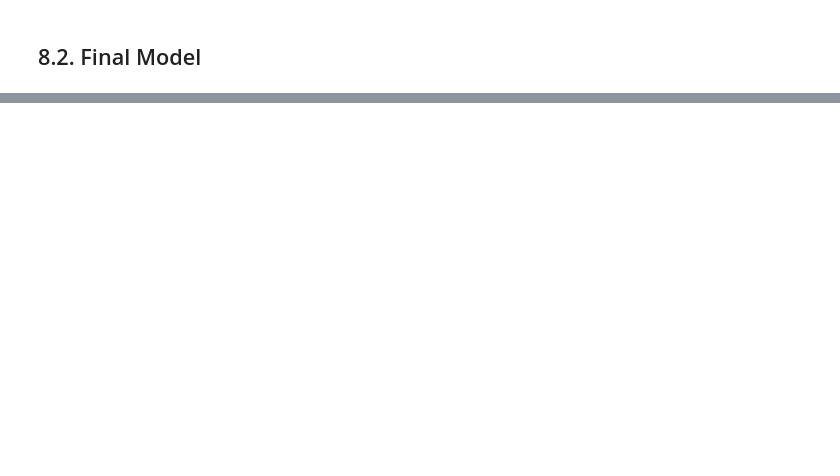
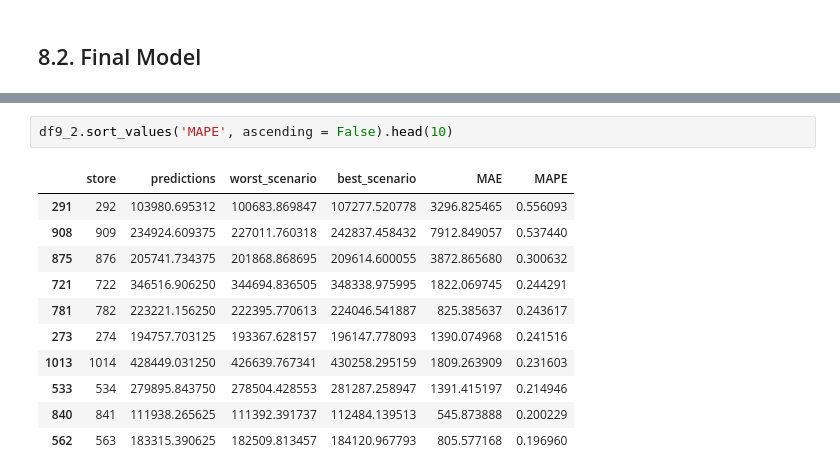
Before and after one commit to rmendes1/rossmann_sales, a Jupyter notebook: data_preparation.ipynb, the cells around one changed output, grey strips where cells are left out. Drawn from its saved outputs; the diff is of its cells as text; blank space fills up the shorter version.

```diff
--- a/data_preparation.ipynb
+++ b/data_preparation.ipynb
@@ -1438,0 +1532,14 @@ xgb_result_tuned
+# %%
+df9_2.sort_values('MAPE', ascending = False).head(10)
+# %% [output]
+|  | store | predictions | worst_scenario | best_scenario | MAE | MAPE |
+| 291 | 292 | 103980.695312 | 100683.869847 | 107277.520778 | 3296.825465 | 0.556093 |
+| 908 | 909 | 234924.609375 | 227011.760318 | 242837.458432 | 7912.849057 | 0.537440 |
+| 875 | 876 | 205741.734375 | 201868.868695 | 209614.600055 | 3872.865680 | 0.300632 |
+| 721 | 722 | 346516.906250 | 344694.836505 | 348338.975995 | 1822.069745 | 0.244291 |
+| 781 | 782 | 223221.156250 | 222395.770613 | 224046.541887 | 825.385637 | 0.243617 |
+| 273 | 274 | 194757.703125 | 193367.628157 | 196147.778093 | 1390.074968 | 0.241516 |
+| 1013 | 1014 | 428449.031250 | 426639.767341 | 430258.295159 | 1809.263909 | 0.231603 |
+| 533 | 534 | 279895.843750 | 278504.428553 | 281287.258947 | 1391.415197 | 0.214946 |
+| 840 | 841 | 111938.265625 | 111392.391737 | 112484.139513 | 545.873888 | 0.200229 |
+| 562 | 563 | 183315.390625 | 182509.813457 | 184120.967793 | 805.577168 | 0.196960 |
```
Also changed, not shown: parts of 21 cells of this notebook.
